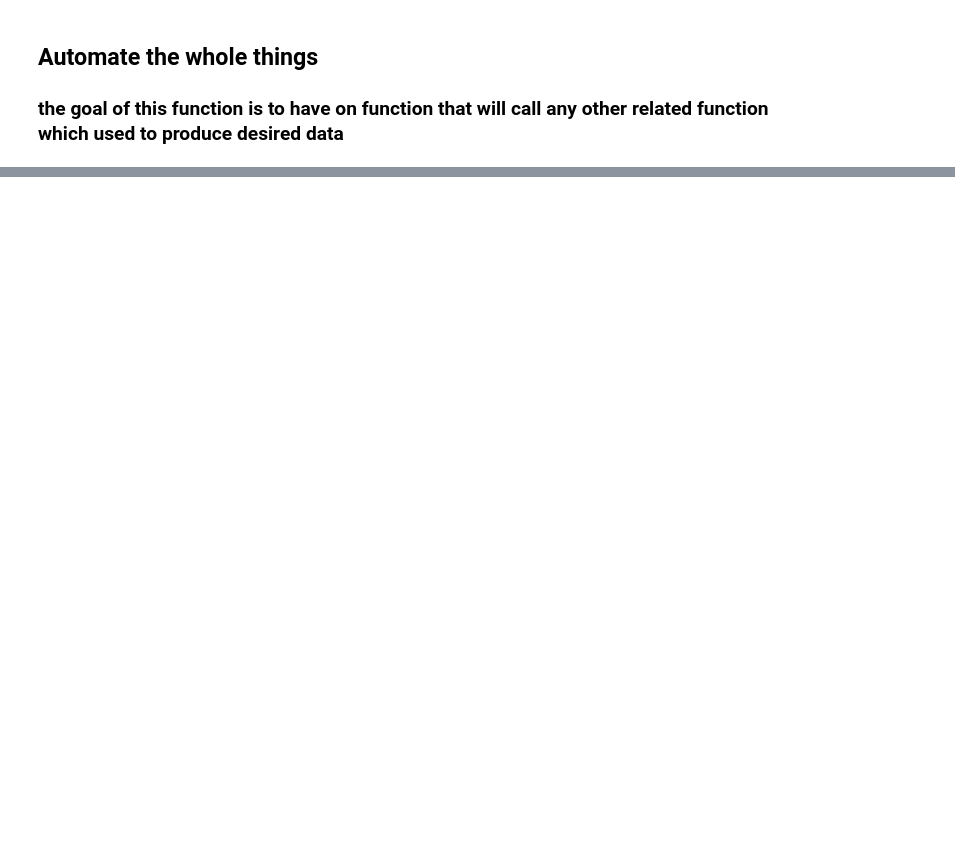
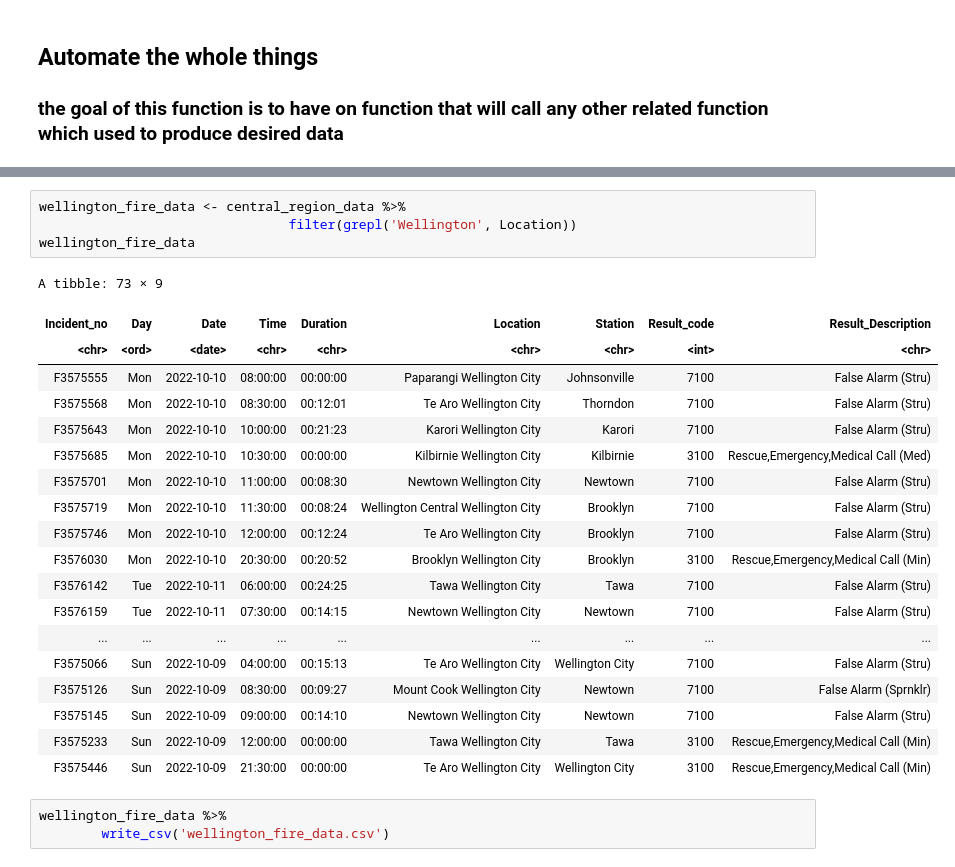
Before and after one commit to dianame10/DATA201, a Jupyter notebook: Fire-incident-data.ipynb, the cells around one changed output, grey strips where cells are left out. Cells and saved outputs as stored; diff of their text form; blank space fills up the shorter version.

```diff
--- a/Fire-incident-data.ipynb
+++ b/Fire-incident-data.ipynb
@@ -603,0 +552,27 @@ A tibble: 341 × 9
+# %%
+wellington_fire_data <- central_region_data %>%
+                                filter(grepl('Wellington', Location))
+wellington_fire_data
+# %% [output]
+A tibble: 73 × 9
+| Incident_no | Day | Date | Time | Duration | Location | Station | Result_code | Result_Description |
+| <chr> | <ord> | <date> | <chr> | <chr> | <chr> | <chr> | <int> | <chr> |
+| F3575555 | Mon | 2022-10-10 | 08:00:00 | 00:00:00 | Paparangi Wellington City | Johnsonville | 7100 | False Alarm (Stru) |
+| F3575568 | Mon | 2022-10-10 | 08:30:00 | 00:12:01 | Te Aro Wellington City | Thorndon | 7100 | False Alarm (Stru) |
+| F3575643 | Mon | 2022-10-10 | 10:00:00 | 00:21:23 | Karori Wellington City | Karori | 7100 | False Alarm (Stru) |
+| F3575685 | Mon | 2022-10-10 | 10:30:00 | 00:00:00 | Kilbirnie Wellington City | Kilbirnie | 3100 | Rescue,Emergency,Medical Call (Med) |
+| F3575701 | Mon | 2022-10-10 | 11:00:00 | 00:08:30 | Newtown Wellington City | Newtown | 7100 | False Alarm (Stru) |
+| F3575719 | Mon | 2022-10-10 | 11:30:00 | 00:08:24 | Wellington Central Wellington City | Brooklyn | 7100 | False Alarm (Stru) |
+| F3575746 | Mon | 2022-10-10 | 12:00:00 | 00:12:24 | Te Aro Wellington City | Brooklyn | 7100 | False Alarm (Stru) |
+| F3576030 | Mon | 2022-10-10 | 20:30:00 | 00:20:52 | Brooklyn Wellington City | Brooklyn | 3100 | Rescue,Emergency,Medical Call (Min) |
+| F3576142 | Tue | 2022-10-11 | 06:00:00 | 00:24:25 | Tawa Wellington City | Tawa | 7100 | False Alarm (Stru) |
+| F3576159 | Tue | 2022-10-11 | 07:30:00 | 00:14:15 | Newtown Wellington City | Newtown | 7100 | False Alarm (Stru) |
+| ... | ... | ... | ... | ... | ... | ... | ... | ... |
+| F3575066 | Sun | 2022-10-09 | 04:00:00 | 00:15:13 | Te Aro Wellington City | Wellington City | 7100 | False Alarm (Stru) |
+| F3575126 | Sun | 2022-10-09 | 08:30:00 | 00:09:27 | Mount Cook Wellington City | Newtown | 7100 | False Alarm (Sprnklr) |
+| F3575145 | Sun | 2022-10-09 | 09:00:00 | 00:14:10 | Newtown Wellington City | Newtown | 7100 | False Alarm (Stru) |
+| F3575233 | Sun | 2022-10-09 | 12:00:00 | 00:00:00 | Tawa Wellington City | Tawa | 3100 | Rescue,Emergency,Medical Call (Min) |
+| F3575446 | Sun | 2022-10-09 | 21:30:00 | 00:00:00 | Te Aro Wellington City | Wellington City | 3100 | Rescue,Emergency,Medical Call (Min) |
+# %%
+wellington_fire_data %>%
+        write_csv('wellington_fire_data.csv')
```
Also changed, not shown: parts of 17 cells of this notebook, 1 other file.
